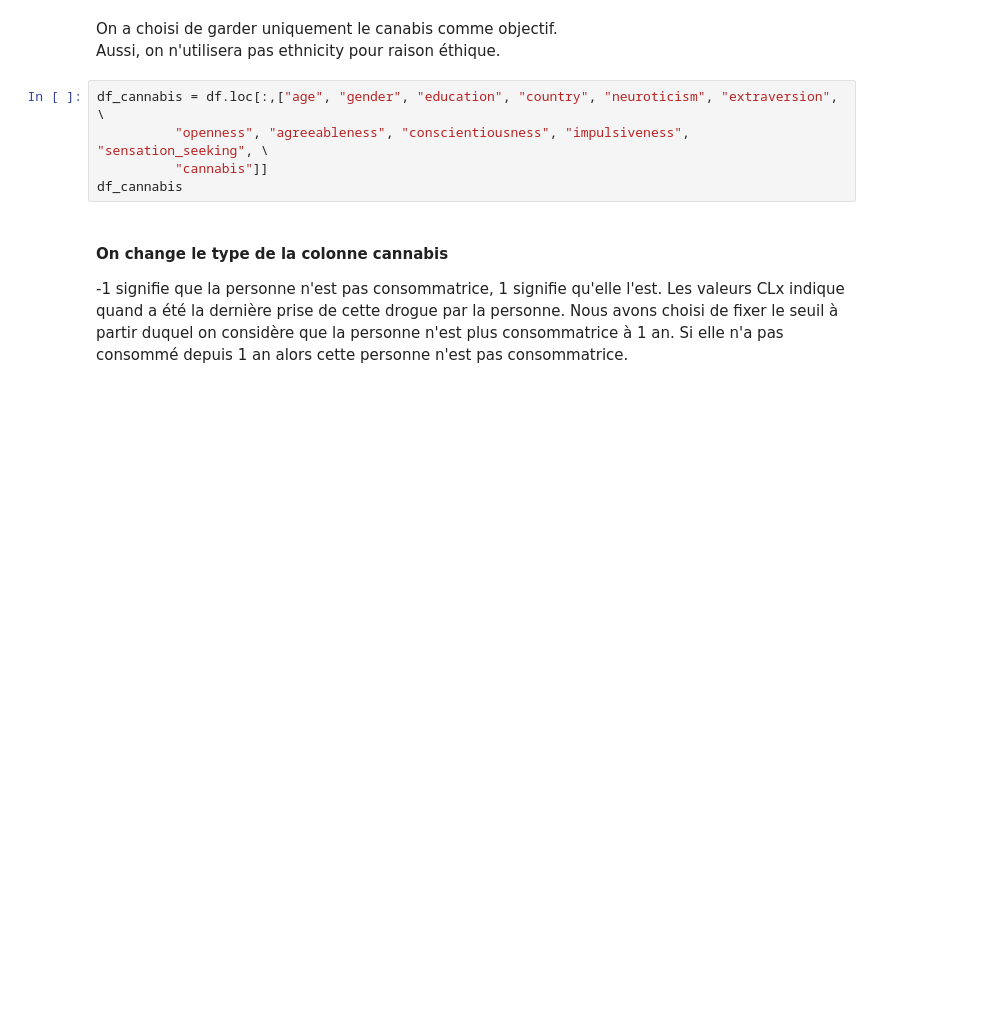
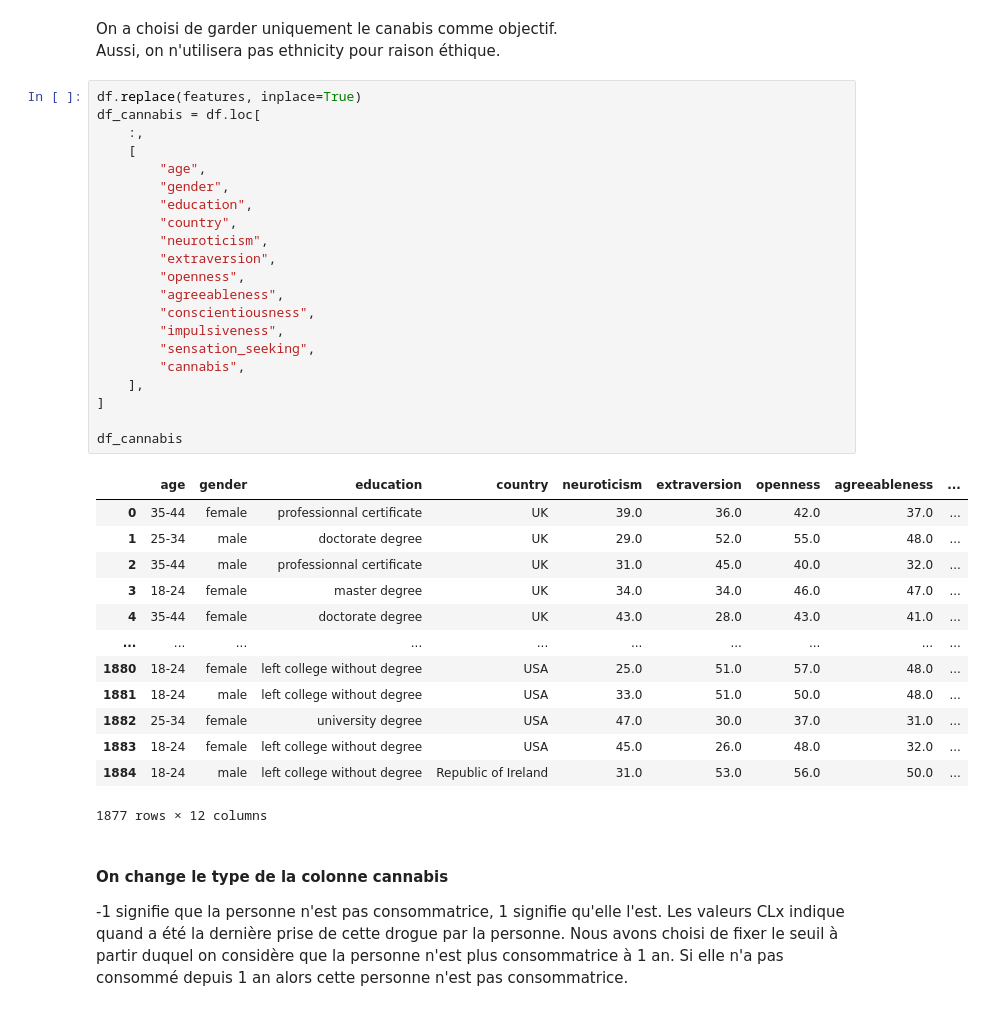
Before and after one commit to BPMazino/drug-consumption, a Jupyter notebook: visualisation_des_donnees.ipynb, the cells around one changed output. Drawn from its saved outputs; the diff is of its cells as text; blank space fills up the shorter version.

```diff
--- a/visualisation_des_donnees.ipynb
+++ b/visualisation_des_donnees.ipynb
@@ -45,9 +362,39 @@ features = {'age':age, 'gender':gender, 'education':education, 'country':country
 On a choisi de garder uniquement le canabis comme objectif. \
 Aussi, on n'utilisera pas ethnicity pour raison éthique.
 # %%
-df_cannabis = df.loc[:,["age", "gender", "education", "country", "neuroticism", "extraversion", \
-          "openness", "agreeableness", "conscientiousness", "impulsiveness", "sensation_seeking", \
-          "cannabis"]]
+df.replace(features, inplace=True)
+df_cannabis = df.loc[
+    :,
+    [
+        "age",
+        "gender",
+        "education",
+        "country",
+        "neuroticism",
+        "extraversion",
+        "openness",
+        "agreeableness",
+        "conscientiousness",
+        "impulsiveness",
+        "sensation_seeking",
+        "cannabis",
+    ],
+]
+
 df_cannabis
+# %% [output]
+|  | age | gender | education | country | neuroticism | extraversion | openness | agreeableness | ... |
+| 0 | 35-44 | female | professionnal certificate | UK | 39.0 | 36.0 | 42.0 | 37.0 | ... |
+| 1 | 25-34 | male | doctorate degree | UK | 29.0 | 52.0 | 55.0 | 48.0 | ... |
+| 2 | 35-44 | male | professionnal certificate | UK | 31.0 | 45.0 | 40.0 | 32.0 | ... |
+| 3 | 18-24 | female | master degree | UK | 34.0 | 34.0 | 46.0 | 47.0 | ... |
+| 4 | 35-44 | female | doctorate degree | UK | 43.0 | 28.0 | 43.0 | 41.0 | ... |
+| ... | ... | ... | ... | ... | ... | ... | ... | ... | ... |
+| 1880 | 18-24 | female | left college without degree | USA | 25.0 | 51.0 | 57.0 | 48.0 | ... |
+| 1881 | 18-24 | male | left college without degree | USA | 33.0 | 51.0 | 50.0 | 48.0 | ... |
+| 1882 | 25-34 | female | university degree | USA | 47.0 | 30.0 | 37.0 | 31.0 | ... |
+| 1883 | 18-24 | female | left college without degree | USA | 45.0 | 26.0 | 48.0 | 32.0 | ... |
+| 1884 | 18-24 | male | left college without degree | Republic of Ireland | 31.0 | 53.0 | 56.0 | 50.0 | ... |
+1877 rows × 12 columns
 # %% [markdown]
 #### On change le type de la colonne cannabis
```
Also changed, not shown: parts of 10 cells of this notebook.
